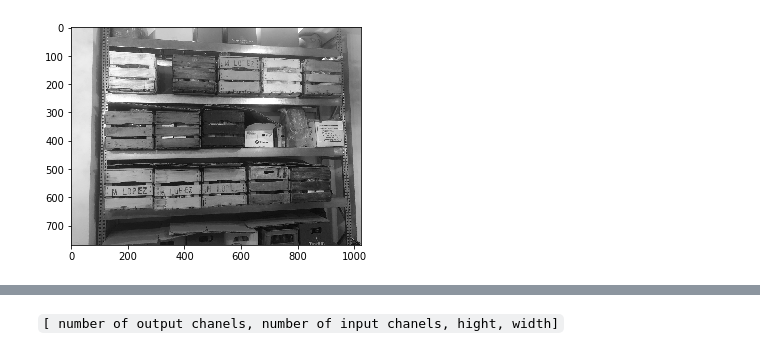
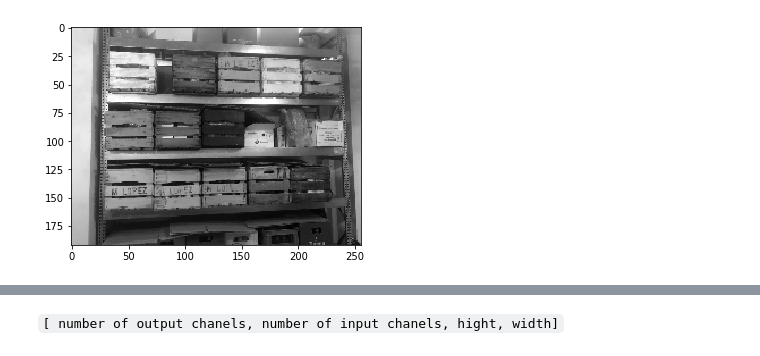
Before and after one commit to sbartek/intro-to-pytorch, a Jupyter notebook: convolution-and-pool-layer.ipynb, the cells around one changed output, grey strips where cells are left out. Saved outputs shown, nothing was run; the diff lists cells and outputs as text; code cells hidden in the pictures.

```diff
--- a/convolution-and-pool-layer.ipynb
+++ b/convolution-and-pool-layer.ipynb
@@ -1,19 +1,20 @@
 # %%
 import numpy as np
 import torch
 import torch.nn as nn
 import torch.nn.functional as F
 import matplotlib.pyplot as plt
 %matplotlib inline
 import cv2
 
 bgr_img = cv2.imread('imgs/shelf.JPG')
+bgr_img = cv2.resize(bgr_img, (0,0), fx=0.25, fy=0.25)
 gray_img = cv2.cvtColor(bgr_img, cv2.COLOR_BGR2GRAY).astype("float32")/255
 
 plt.imshow(gray_img, cmap='gray')
 plt.show()
 # %% [output]
-[figure, old version]
+[figure, new version]
 # %%
 import numpy as np
 
```
Also changed, not shown: parts of 9 cells of this notebook, 3 other files.
